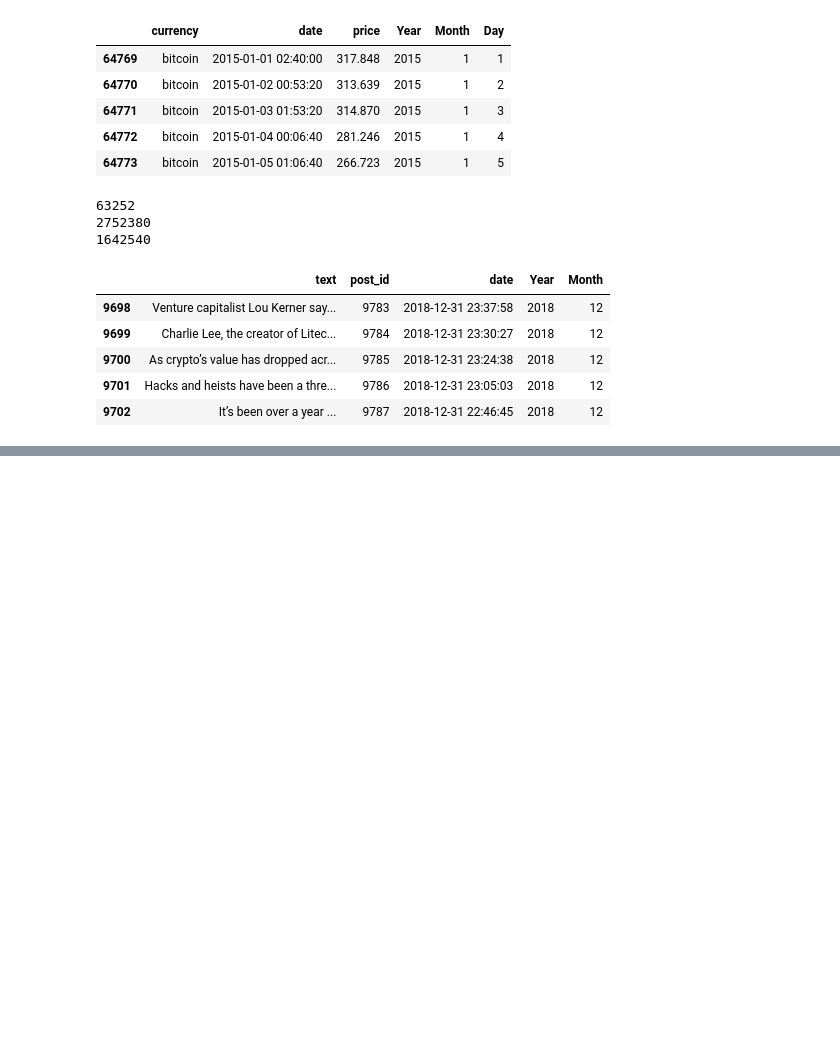
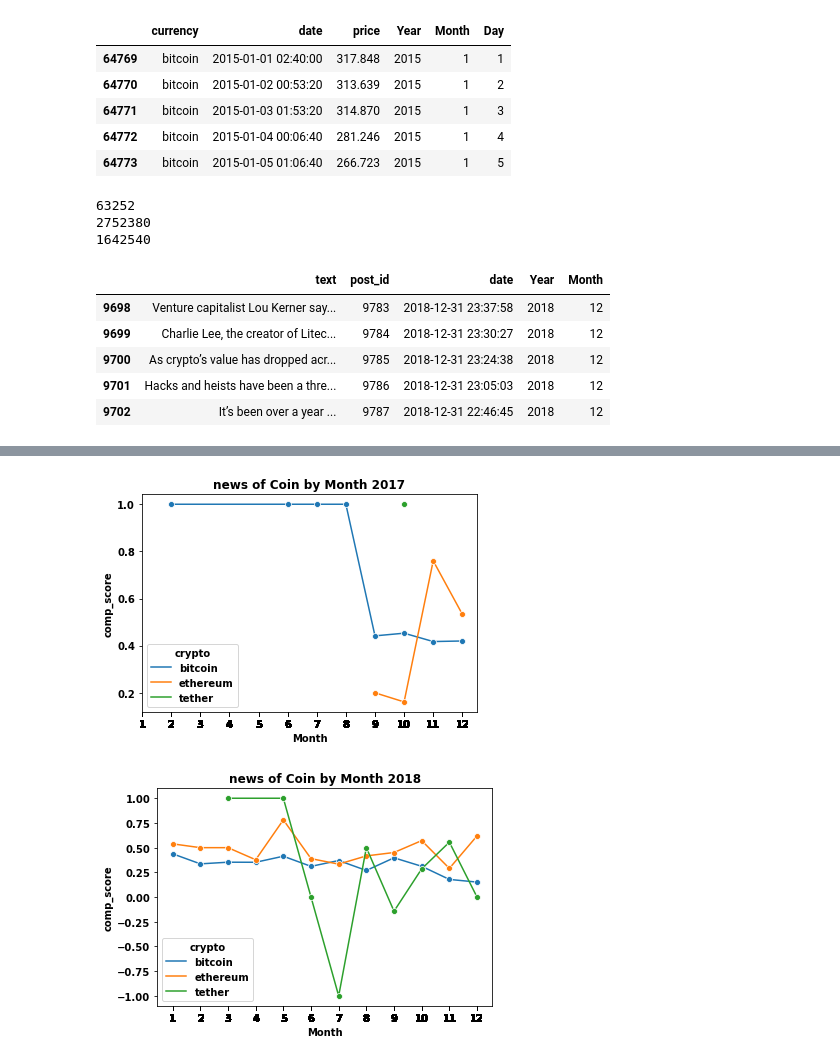
Before and after one commit to uic-cs418/cs418-spring22-sixth-sense, a Jupyter notebook: Final_Report_Sixth_Sense.ipynb, the cells around one changed output, grey strips where cells are left out. Drawn from its saved outputs; the diff is of its cells as text; code cells hidden in the pictures; blank space fills up the shorter version.

Commit message:
sentiment changes

```diff
--- a/Final_Report_Sixth_Sense.ipynb
+++ b/Final_Report_Sixth_Sense.ipynb
@@ -98,0 +104,7 @@ plt.show()
+# %%
+#plots of sentiment per year
+news_2017 = sentiment_of_popular_cryptos_during_a_particular_year(2017)
+news_2018 = sentiment_of_popular_cryptos_during_a_particular_year(2018)
+# %% [output]
+[figure, added]
+[figure, added]
```
Also changed, not shown: parts of 9 cells of this notebook, 3 other files.
